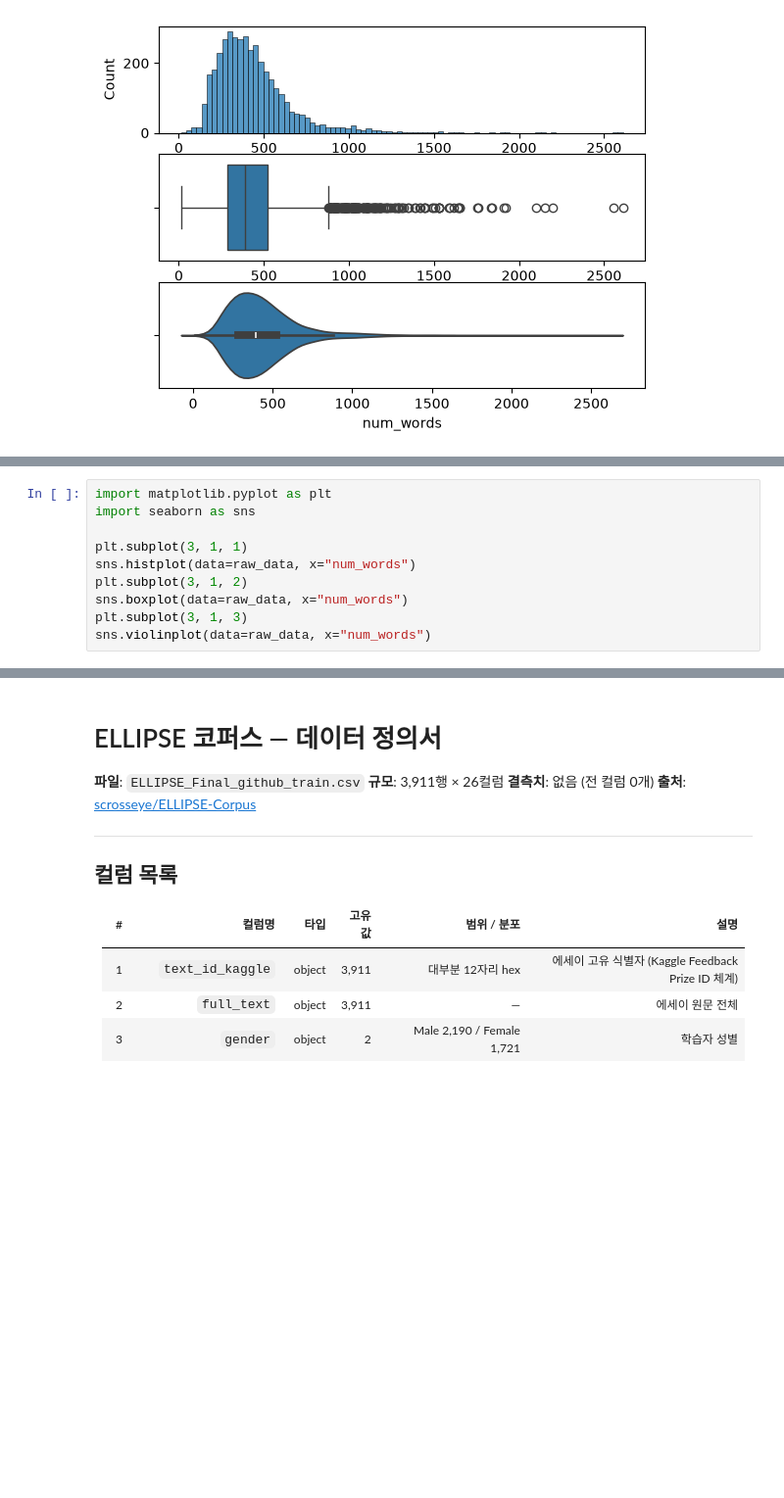
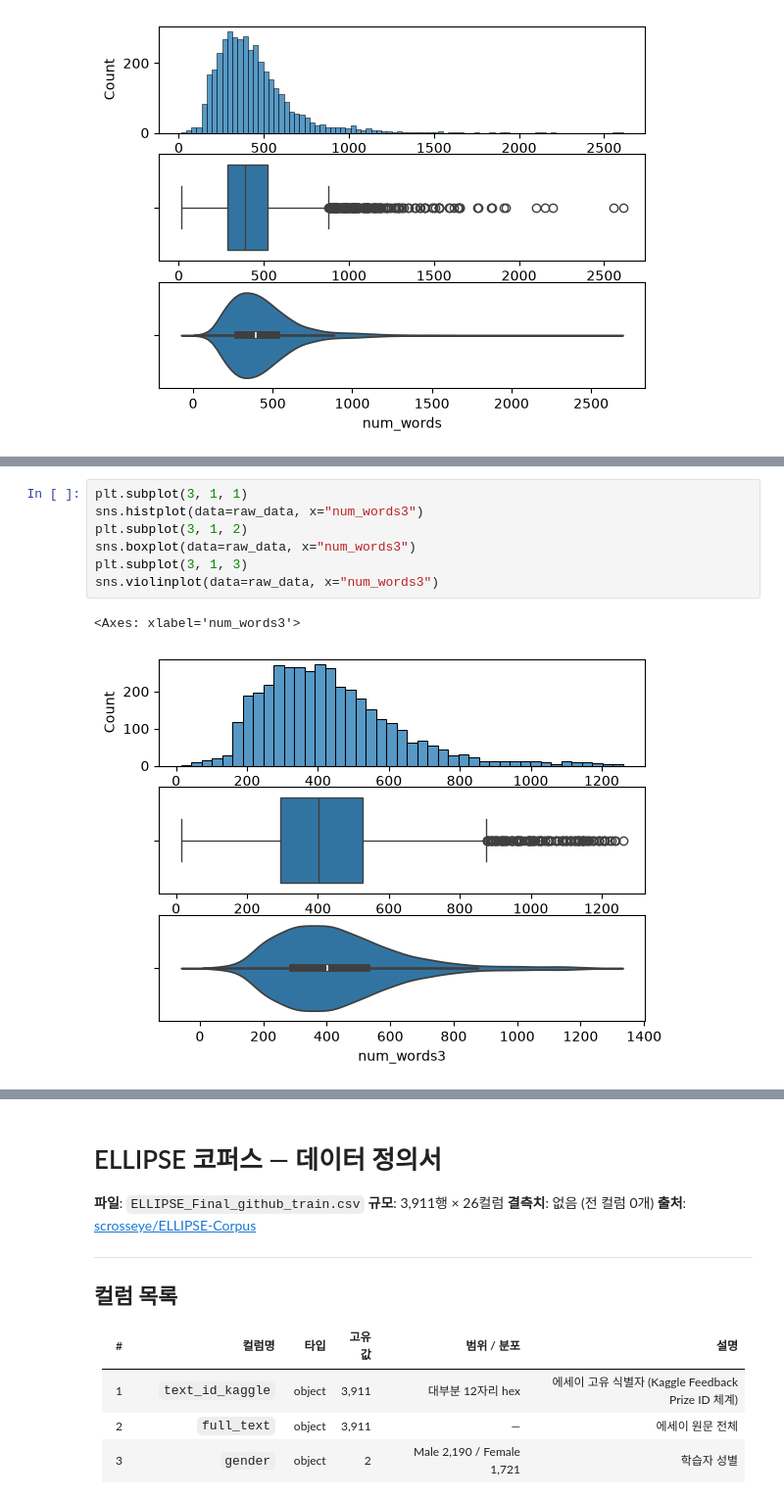
Before and after one commit to Kim-Jeong-Hun/SHI_DT_1st_project, a Jupyter notebook: 01_eda.ipynb, the cells around one changed output, grey strips where cells are left out. Shown at 98% size. Drawn from its saved outputs; the diff is of its cells as text; blank space fills up the shorter version.

```diff
--- a/01_eda.ipynb
+++ b/01_eda.ipynb
@@ -357,10 +608,10 @@ sns.violinplot(data=raw_data, x="num_words")
 # %%
-import matplotlib.pyplot as plt
-import seaborn as sns
-
 plt.subplot(3, 1, 1)
-sns.histplot(data=raw_data, x="num_words")
+sns.histplot(data=raw_data, x="num_words3")
 plt.subplot(3, 1, 2)
-sns.boxplot(data=raw_data, x="num_words")
+sns.boxplot(data=raw_data, x="num_words3")
 plt.subplot(3, 1, 3)
-sns.violinplot(data=raw_data, x="num_words")
+sns.violinplot(data=raw_data, x="num_words3")
+# %% [output]
+<Axes: xlabel='num_words3'>
+[figure, added]
```
Also changed, not shown: parts of 6 cells of this notebook, 11 other files.
